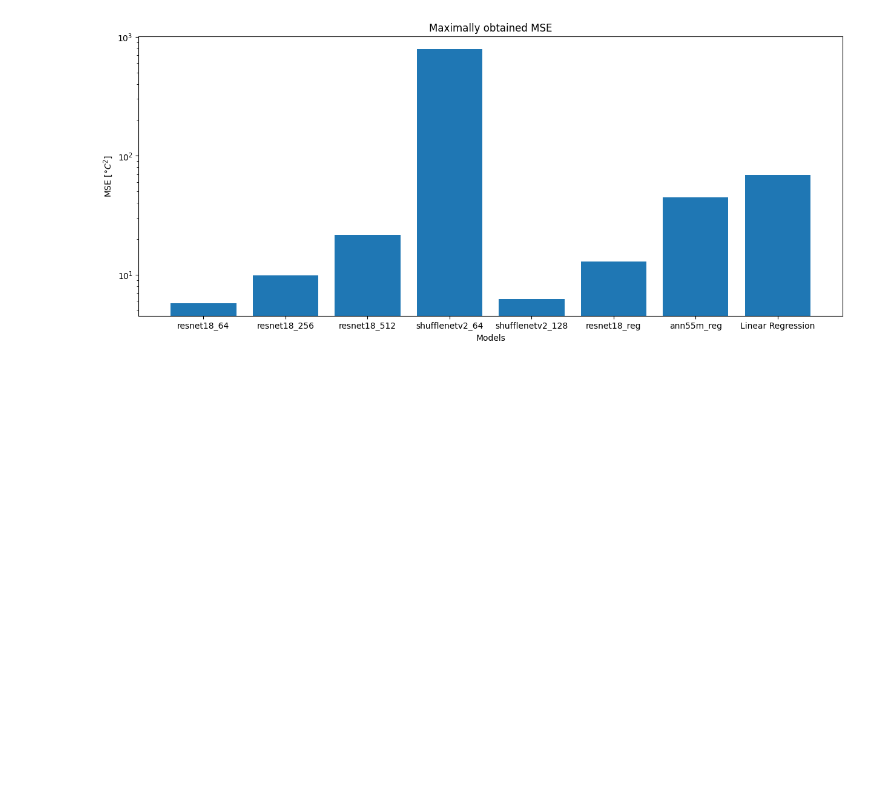
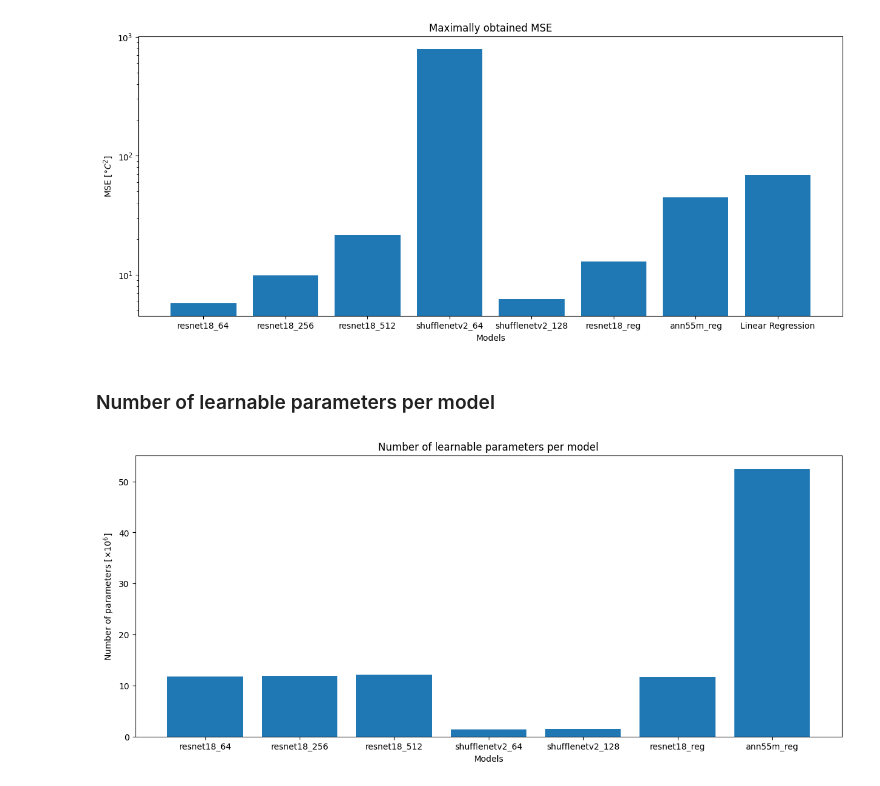
Before and after one commit to tsopeter/835-Final-Project, a Jupyter notebook: CompareModels.ipynb, the cells around one changed output. Drawn from its saved outputs; the diff is of its cells as text; code cells hidden in the pictures; blank space fills up the shorter version.

```diff
--- a/CompareModels.ipynb
+++ b/CompareModels.ipynb
@@ -100,3 +100,28 @@ plt.yscale("log")
 plt.show()
 # %% [output]
 [figure]
+# %% [markdown]
+### Number of learnable parameters per model
+# %%
+Models = {}
+Models['resnet18_64']      = 11_683_240 + (512 * 64 + 64) + (64 * 32 + 32) + (32 * 1 + 1)
+Models['resnet18_256']     = 11_683_240 + (512 * 256 + 256) + (256 * 128 + 128) + (128 * 1 + 1)
+Models['resnet18_512']     = 11_683_240 + (512 * 512 + 512) + (512 * 256 + 256) + (256 * 1 + 1)
+Models['shufflenetv2_64']  = 1_366_424  + (1000 * 64 + 64) + (64 * 32 + 32) + (32 * 1 + 1)
+Models['shufflenetv2_128'] = 1_366_424  + (1000 * 128 + 128) + (128 * 64 + 64) + (64 * 1 + 1)
+Models['resnet18_reg']     = 11_683_240 + (512 * 1 + 1)
+Models['ann55m_reg']       = (126 * 126 * 2048 + 2048) + 4 * (2048 * 2048 + 2048) + (2048 * 1024 + 1024) + (1024 * 1024 + 1024) + (1024 * 64 + 64) + (64 * 1 + 1)
+
+plt.figure(figsize=[15, 6])
+plt.bar(
+    [key for key, _ in Models.items()],
+    np.array([
+        Models[key] for key, item in Models.items()
+    ]).T / 1e6
+)
+plt.title("Number of learnable parameters per model")
+plt.xlabel("Models")
+plt.ylabel(r"Number of parameters $[\times 10^6]$")
+plt.show()
+# %% [output]
+[figure, added]
```
